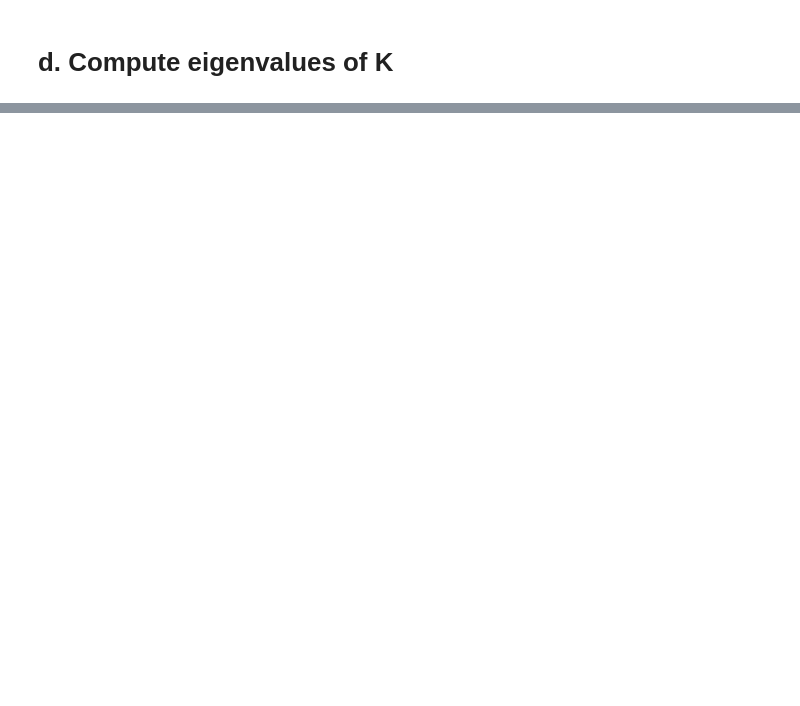
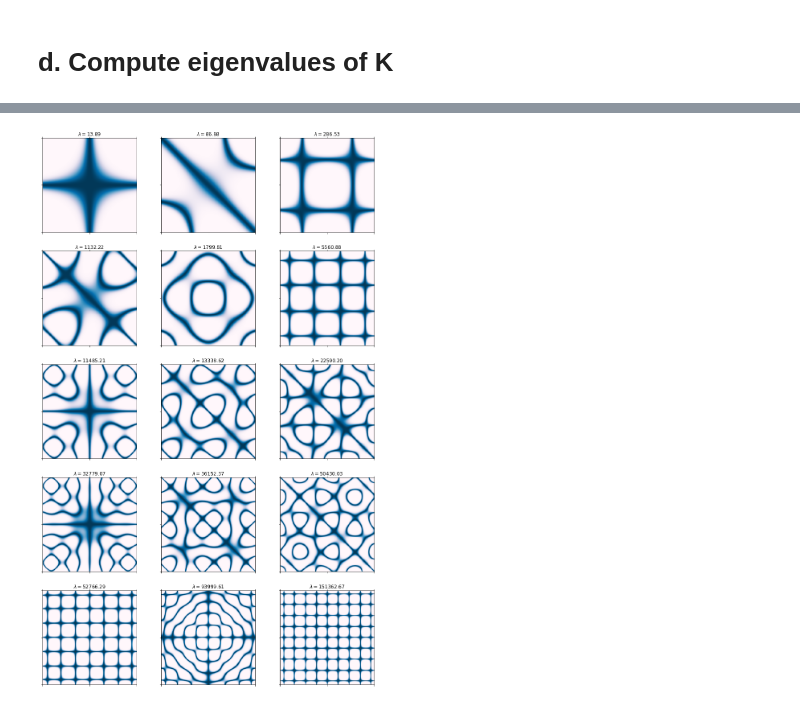
Before and after one commit to Kiril94/SC_Proj, a Jupyter notebook: Proj2/Proj2.ipynb, the cells around one changed output, grey strips where cells are left out. Cells and saved outputs as stored; diff of their text form; code cells hidden in the pictures; blank space fills up the shorter version.

```diff
--- a/Proj2/Proj2.ipynb
+++ b/Proj2/Proj2.ipynb
@@ -176,0 +217,4 @@ chladni_show.show_waves(v, basis_set),chladni_show.show_nodes(v,basis_set)
+# %%
+chladni_show.show_all_wavefunction_nodes(T,Eval,basis_set)
+# %% [output]
+[figure, added]
```
Also changed, not shown: parts of 33 cells of this notebook.
